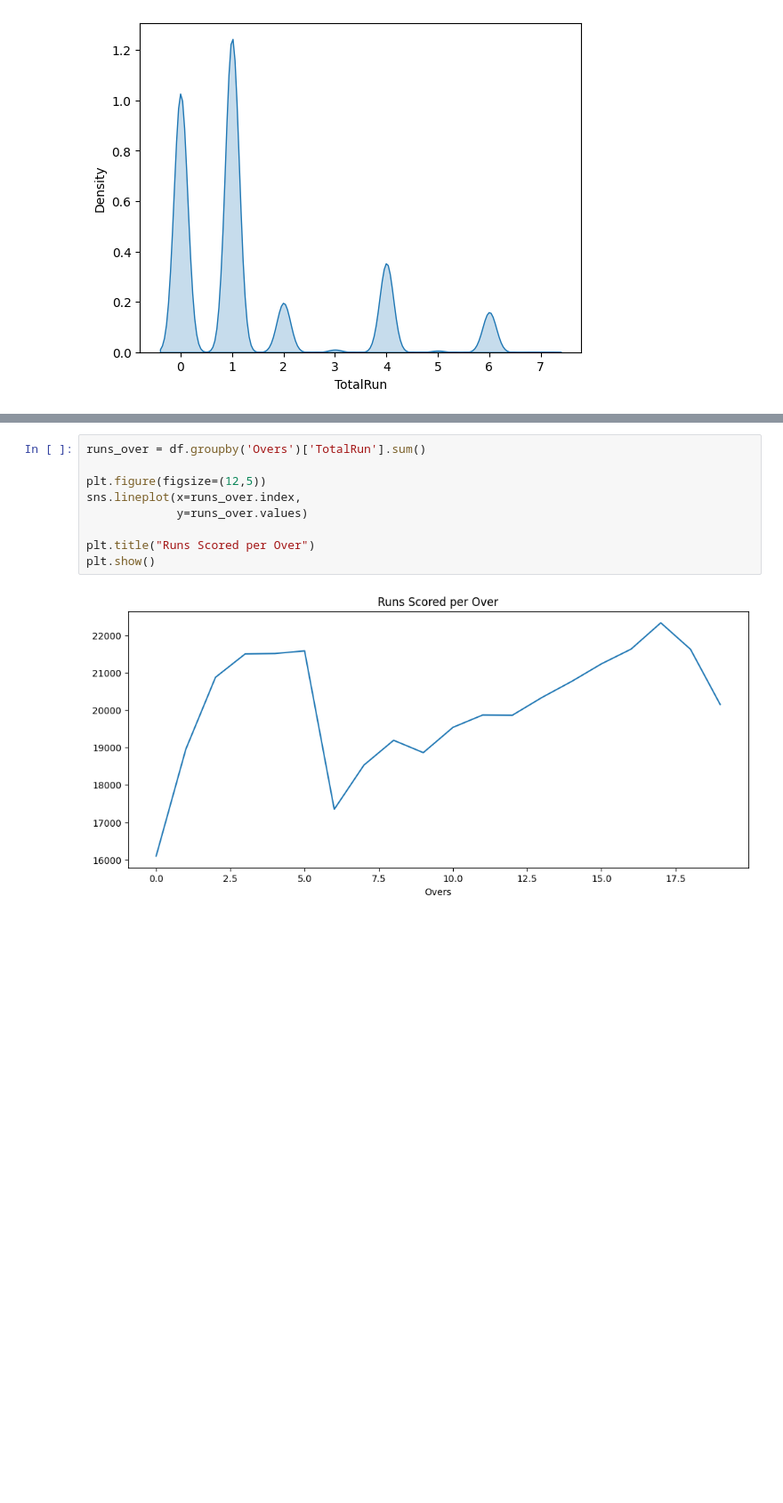
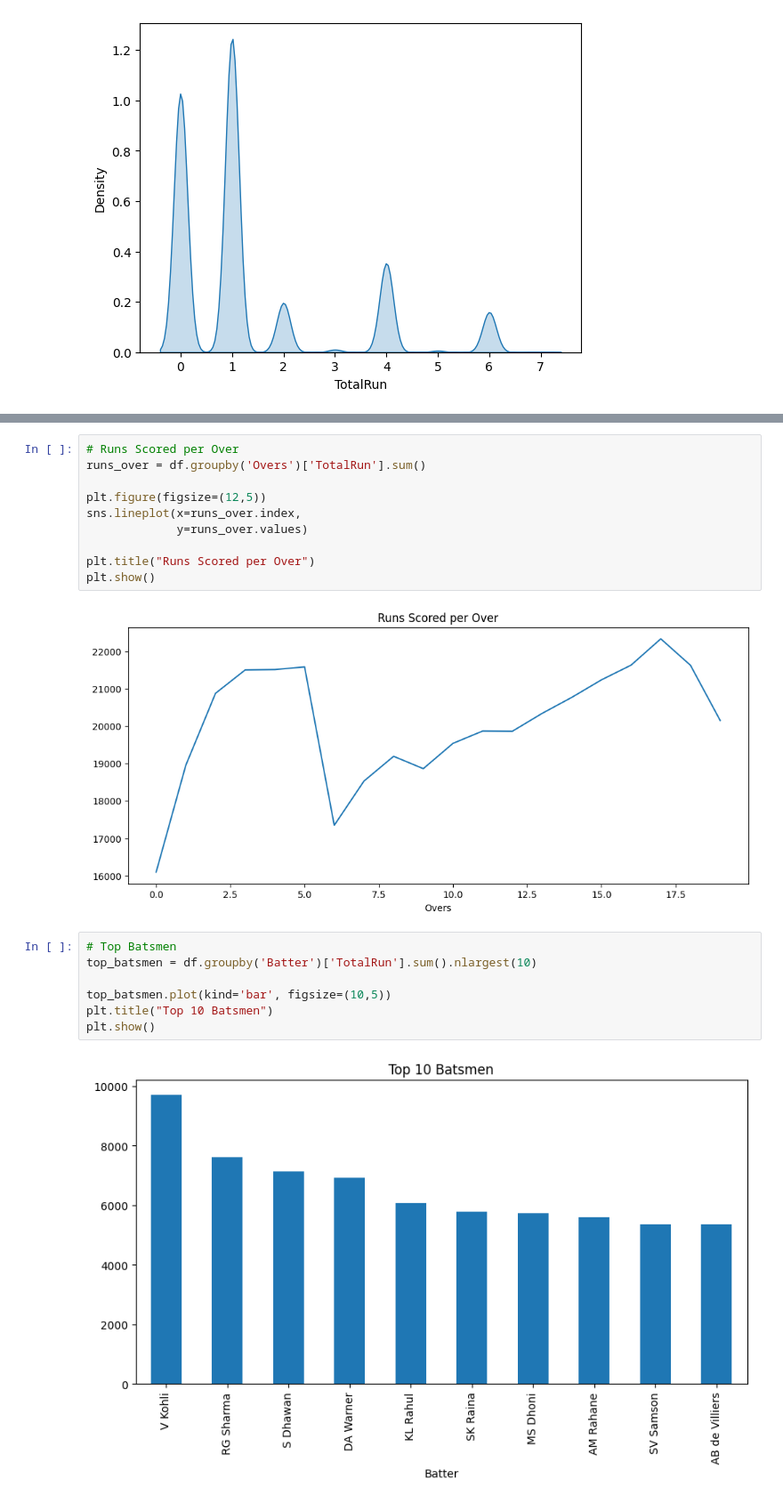
Before and after one commit to samifahim07/Smart-Cricket-Analytics-Ball-by-Ball-Event-Prediction-using-Machine-Learning, a Jupyter notebook: smart_analysis.ipynb, the cells around one changed output, grey strips where cells are left out. Shown at 89% size. Drawn from its saved outputs; the diff is of its cells as text; blank space fills up the shorter version.

```diff
--- a/smart_analysis.ipynb
+++ b/smart_analysis.ipynb
@@ -190,6 +191,7 @@ plt.show()
 # %% [output]
 [figure]
 # %%
+# Runs Scored per Over
 runs_over = df.groupby('Overs')['TotalRun'].sum()
 
 plt.figure(figsize=(12,5))
@@ -200,3 +202,12 @@ plt.title("Runs Scored per Over")
 plt.show()
 # %% [output]
 [figure]
+# %%
+# Top Batsmen
+top_batsmen = df.groupby('Batter')['TotalRun'].sum().nlargest(10)
+
+top_batsmen.plot(kind='bar', figsize=(10,5))
+plt.title("Top 10 Batsmen")
+plt.show()
+# %% [output]
+[figure, added]
```
Also changed, not shown: parts of 1 cell of this notebook.
